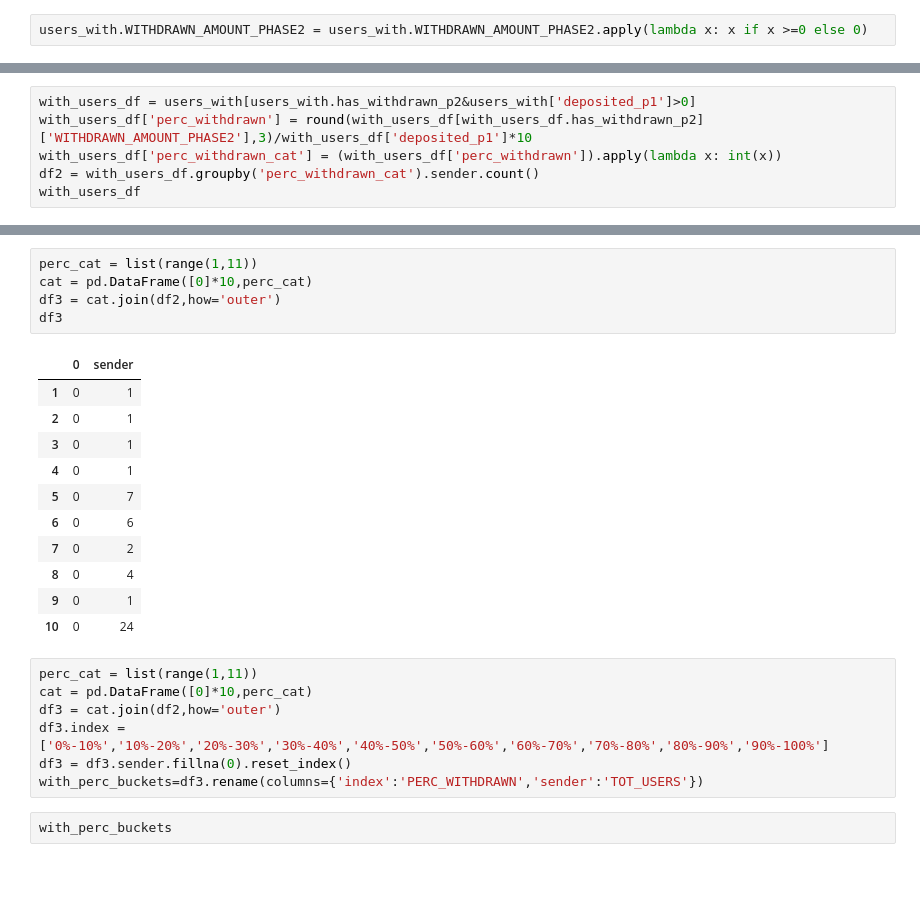
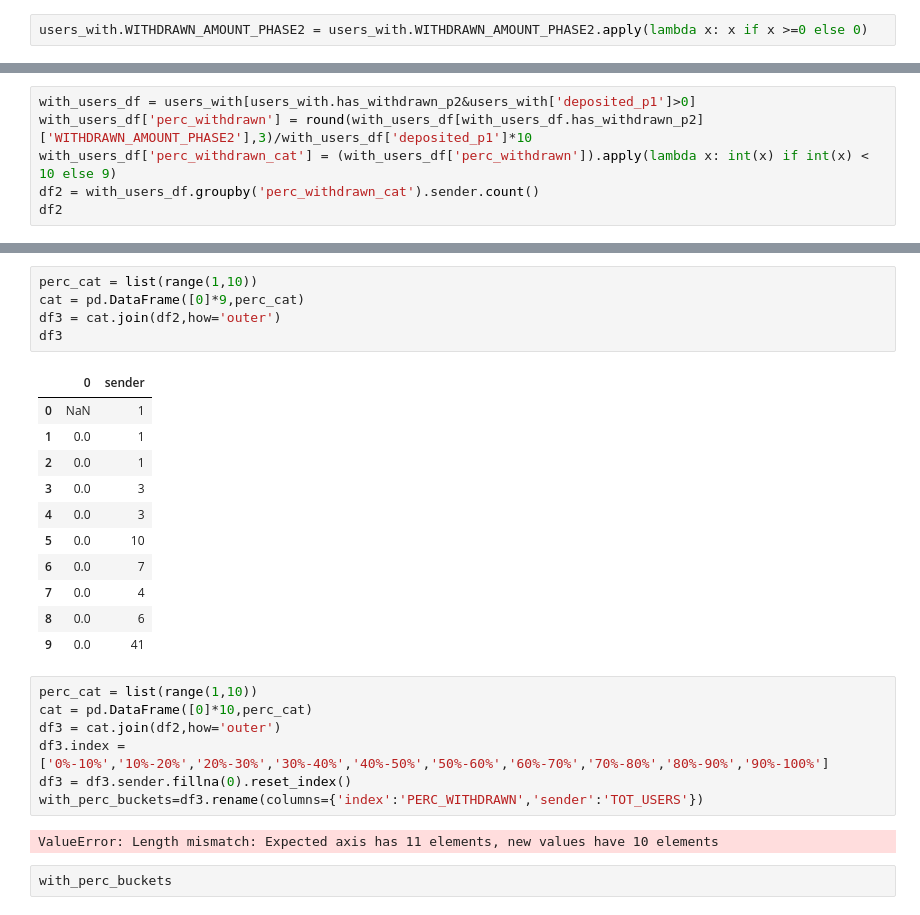
Before and after one commit to IncioMan/mars_lockdrop, a Jupyter notebook: notebook/Prism launch.ipynb, the cells around one changed output, grey strips where cells are left out. Cells and saved outputs as stored; diff of their text form; blank space fills up the shorter version.

```diff
--- a/notebook/Prism launch.ipynb
+++ b/notebook/Prism launch.ipynb
@@ -276,9 +285,9 @@ users_with.WITHDRAWN_AMOUNT_PHASE2 = users_with.WITHDRAWN_AMOUNT_PHASE2.apply(la
 # %%
 with_users_df = users_with[users_with.has_withdrawn_p2&users_with['deposited_p1']>0]
 with_users_df['perc_withdrawn'] = round(with_users_df[with_users_df.has_withdrawn_p2]['WITHDRAWN_AMOUNT_PHASE2'],3)/with_users_df['deposited_p1']*10
-with_users_df['perc_withdrawn_cat'] = (with_users_df['perc_withdrawn']).apply(lambda x: int(x))
+with_users_df['perc_withdrawn_cat'] = (with_users_df['perc_withdrawn']).apply(lambda x: int(x) if int(x) < 10 else 9)
 df2 = with_users_df.groupby('perc_withdrawn_cat').sender.count()
-with_users_df
+df2
 # %% [output]
 A value is trying to be set on a copy of a slice from a DataFrame.
 Try using .loc[row_indexer,col_indexer] = value instead
@@ -310,27 +314,29 @@ See the caveats in the documentation: https://pandas.pydata.org/pandas-docs/stab
 # %%
-perc_cat = list(range(1,11))
-cat = pd.DataFrame([0]*10,perc_cat)
+perc_cat = list(range(1,10))
+cat = pd.DataFrame([0]*9,perc_cat)
 df3 = cat.join(df2,how='outer')
 df3
 # %% [output]
 |  | 0 | sender |
-| 1 | 0 | 1 |
-| 2 | 0 | 1 |
-| 3 | 0 | 1 |
-| 4 | 0 | 1 |
-| 5 | 0 | 7 |
-| 6 | 0 | 6 |
-| 7 | 0 | 2 |
-| 8 | 0 | 4 |
-| 9 | 0 | 1 |
-| 10 | 0 | 24 |
+| 0 | NaN | 1 |
+| 1 | 0.0 | 1 |
+| 2 | 0.0 | 1 |
+| 3 | 0.0 | 3 |
+| 4 | 0.0 | 3 |
+| 5 | 0.0 | 10 |
+| 6 | 0.0 | 7 |
+| 7 | 0.0 | 4 |
+| 8 | 0.0 | 6 |
+| 9 | 0.0 | 41 |
 # %%
-perc_cat = list(range(1,11))
+perc_cat = list(range(1,10))
 cat = pd.DataFrame([0]*10,perc_cat)
 df3 = cat.join(df2,how='outer')
 df3.index =  ['0%-10%','10%-20%','20%-30%','30%-40%','40%-50%','50%-60%','60%-70%','70%-80%','80%-90%','90%-100%']
 df3 = df3.sender.fillna(0).reset_index()
 with_perc_buckets=df3.rename(columns={'index':'PERC_WITHDRAWN','sender':'TOT_USERS'})
+# %% [output]
+ValueError: Length mismatch: Expected axis has 11 elements, new values have 10 elements
 # %%
 with_perc_buckets
 # %% [output]
```
Also changed, not shown: parts of 15 cells of this notebook, 1 other file.
